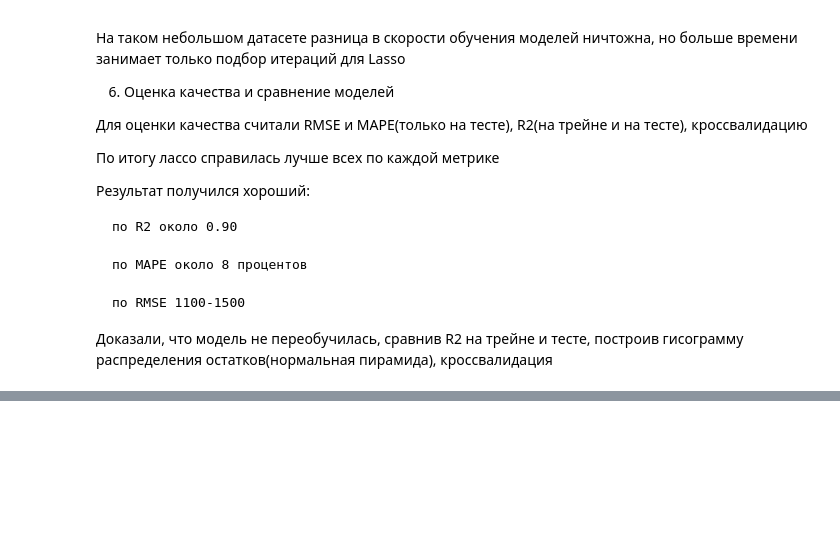
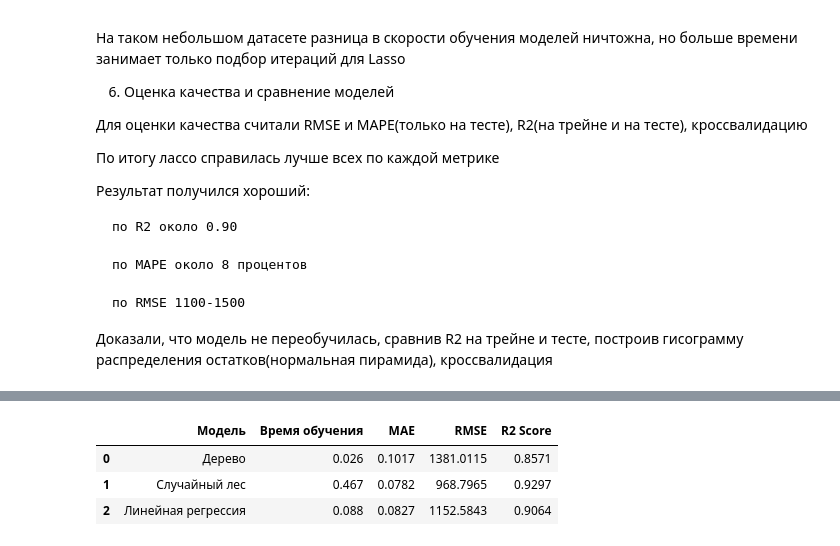
Before and after one commit to MichaelNebyshynets/ml-course-hw, a Jupyter notebook: hw04/hw04.ipynb, the cells around one changed output, grey strips where cells are left out. Cells and saved outputs as stored; diff of their text form; code cells hidden in the pictures; blank space fills up the shorter version.

Commit message:
hw09-Random-Forest

```diff
--- a/hw04/hw04.ipynb
+++ b/hw04/hw04.ipynb
@@ -397,0 +426,65 @@ plt.show()
+# %%
+import time;
+
+
+start = time.time()
+best_rf.fit(X_train_rf, y_train_rf)
+rf_time = time.time()-start
+rf_pred = best_rf.predict(X_test_rf)
+
+start = time.time()
+best_lasso.fit(X_train, y_train)
+lasso_time = time.time()-start
+lasso_pred = best_lasso.predict(X_test)
+
+tree = DecisionTreeRegressor(max_depth=10, random_state=42)
+start = time.time()
+tree.fit(X_train_rf, y_train_rf)
+tree_time = time.time()-start
+tree_pred = tree.predict(X_test_rf)
+# %%
+mape_rf = mean_absolute_percentage_error(y_test_rf, rf_pred)
+rmse_rf = np.sqrt(mean_squared_error(y_test_rf, rf_pred))
+r2_rf = r2_score(y_test_rf, rf_pred)
+
+mape_lasso = mean_absolute_percentage_error(y_test, lasso_pred)
+rmse_lasso = np.sqrt(mean_squared_error(y_test, lasso_pred))
+r2_lasso = r2_score(y_test, lasso_pred)
+
+mape_tree = mean_absolute_percentage_error(y_test_rf, tree_pred)
+rmse_tree = np.sqrt(mean_squared_error(y_test_rf, tree_pred))
+r2_tree = r2_score(y_test_rf, tree_pred)
+
+results = []
+
+results.append({
+    "Модель": "Дерево",
+    "Время обучения": round(tree_time, 3),
+    "MAE": round(mape_tree, 4),
+    "RMSE": round(rmse_tree, 4),
+    "R2 Score": round(r2_tree, 4)
+})
+
+results.append({
+    "Модель": "Случайный лес",
+    "Время обучения": round(rf_time, 3),
+    "MAE": round(mape_rf, 4),
+    "RMSE": round(rmse_rf, 4),
+    "R2 Score": round(r2_rf, 4)
+})
+
+results.append({
+    "Модель": "Линейная регрессия",
+    "Время обучения": round(lasso_time, 3),
+    "MAE": round(mape_lasso, 4),
+    "RMSE": round(rmse_lasso, 4),
+    "R2 Score": round(r2_lasso, 4)
+})
+
+df_results = pd.DataFrame(results)
+display(df_results)
+# %% [output]
+|  | Модель | Время обучения | MAE | RMSE | R2 Score |
+| 0 | Дерево | 0.026 | 0.1017 | 1381.0115 | 0.8571 |
+| 1 | Случайный лес | 0.467 | 0.0782 | 968.7965 | 0.9297 |
+| 2 | Линейная регрессия | 0.088 | 0.0827 | 1152.5843 | 0.9064 |
```
Also changed, not shown: parts of 10 cells of this notebook, 8 other files.
